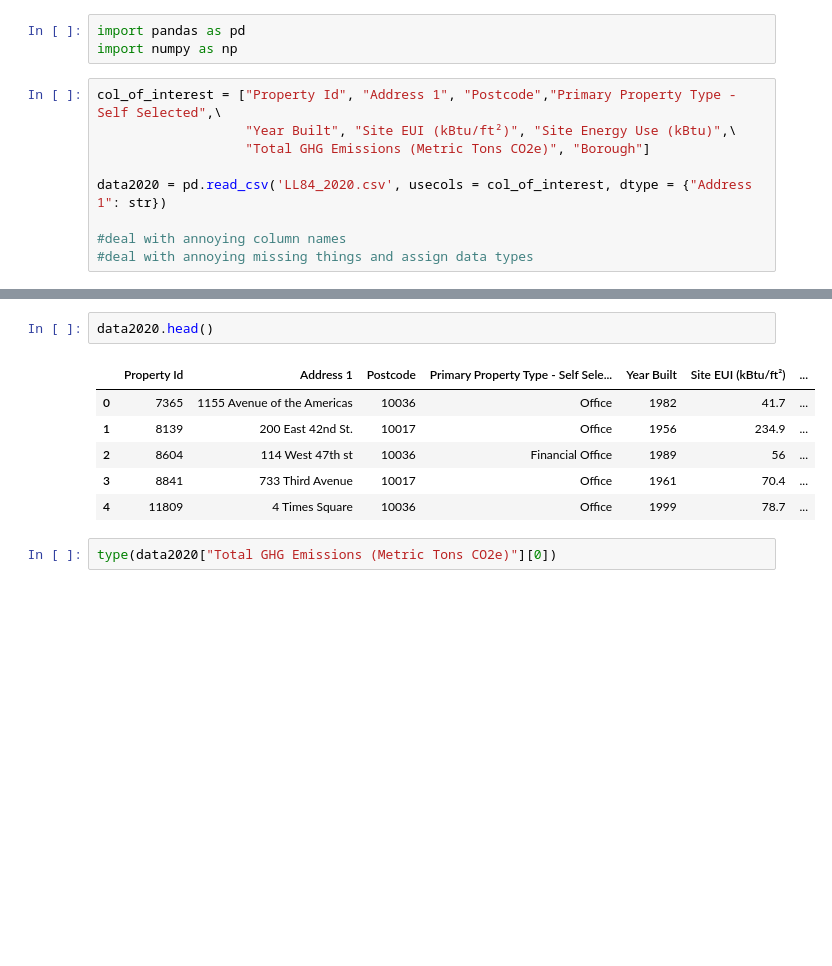
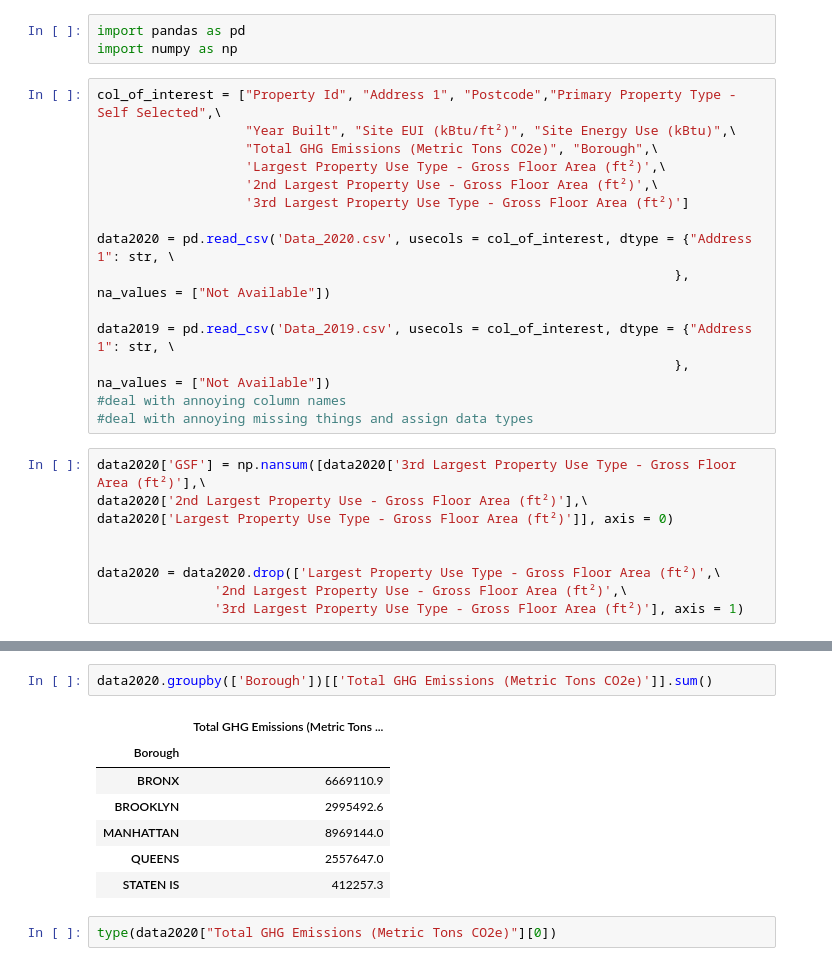
Before and after one commit to ckeo/Python_Project, a Jupyter notebook: EDA.ipynb, the cells around one changed output, grey strips where cells are left out. Cells and saved outputs as stored; diff of their text form; blank space fills up the shorter version.

Commit message:
imported 2019 data

```diff
--- a/EDA.ipynb
+++ b/EDA.ipynb
@@ -19,9 +19,24 @@ import numpy as np
 # %%
 col_of_interest = ["Property Id", "Address 1", "Postcode","Primary Property Type - Self Selected",\
                    "Year Built", "Site EUI (kBtu/ft²)", "Site Energy Use (kBtu)",\
-                   "Total GHG Emissions (Metric Tons CO2e)", "Borough"]
+                   "Total GHG Emissions (Metric Tons CO2e)", "Borough",\
+                   'Largest Property Use Type - Gross Floor Area (ft²)',\
+                   '2nd Largest Property Use - Gross Floor Area (ft²)',\
+                   '3rd Largest Property Use Type - Gross Floor Area (ft²)']
 
-data2020 = pd.read_csv('LL84_2020.csv', usecols = col_of_interest, dtype = {"Address 1": str})
+data2020 = pd.read_csv('Data_2020.csv', usecols = col_of_interest, dtype = {"Address 1": str, \
+                                                                          }, na_values = ["Not Available"])
 
+data2019 = pd.read_csv('Data_2019.csv', usecols = col_of_interest, dtype = {"Address 1": str, \
+                                                                          }, na_values = ["Not Available"])
 #deal with annoying column names
 #deal with annoying missing things and assign data types
+# %%
+data2020['GSF'] = np.nansum([data2020['3rd Largest Property Use Type - Gross Floor Area (ft²)'],\
+data2020['2nd Largest Property Use - Gross Floor Area (ft²)'],\
+data2020['Largest Property Use Type - Gross Floor Area (ft²)']], axis = 0)
+
+
+data2020 = data2020.drop(['Largest Property Use Type - Gross Floor Area (ft²)',\
+               '2nd Largest Property Use - Gross Floor Area (ft²)',\
+               '3rd Largest Property Use Type - Gross Floor Area (ft²)'], axis = 1)
@@ -28,12 +59,13 @@ data2020 = pd.read_csv('LL84_2020.csv', usecols = col_of_interest, dtype = {"Add
 # %%
-data2020.head()
+data2020.groupby(['Borough'])[['Total GHG Emissions (Metric Tons CO2e)']].sum()
 # %% [output]
-|  | Property Id | Address 1 | Postcode | Primary Property Type - Self Sele... | Year Built | Site EUI (kBtu/ft²) | ... |
-| 0 | 7365 | 1155 Avenue of the Americas | 10036 | Office | 1982 | 41.7 | ... |
-| 1 | 8139 | 200 East 42nd St. | 10017 | Office | 1956 | 234.9 | ... |
-| 2 | 8604 | 114 West 47th st | 10036 | Financial Office | 1989 | 56 | ... |
-| 3 | 8841 | 733 Third Avenue | 10017 | Office | 1961 | 70.4 | ... |
-| 4 | 11809 | 4 Times Square | 10036 | Office | 1999 | 78.7 | ... |
+|  | Total GHG Emissions (Metric Tons ... |
+| Borough |  |
+| BRONX | 6669110.9 |
+| BROOKLYN | 2995492.6 |
+| MANHATTAN | 8969144.0 |
+| QUEENS | 2557647.0 |
+| STATEN IS | 412257.3 |
 # %%
 type(data2020["Total GHG Emissions (Metric Tons CO2e)"][0])
 # %% [output]
```
Also changed, not shown: parts of 5 cells of this notebook.
